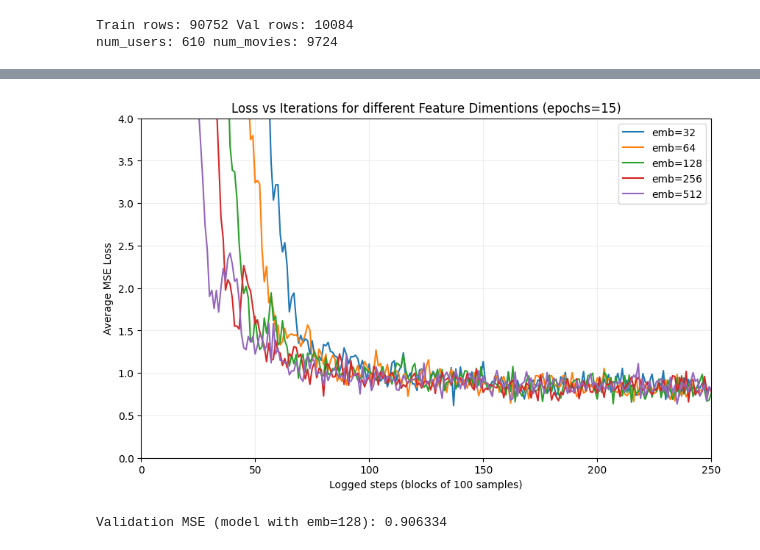
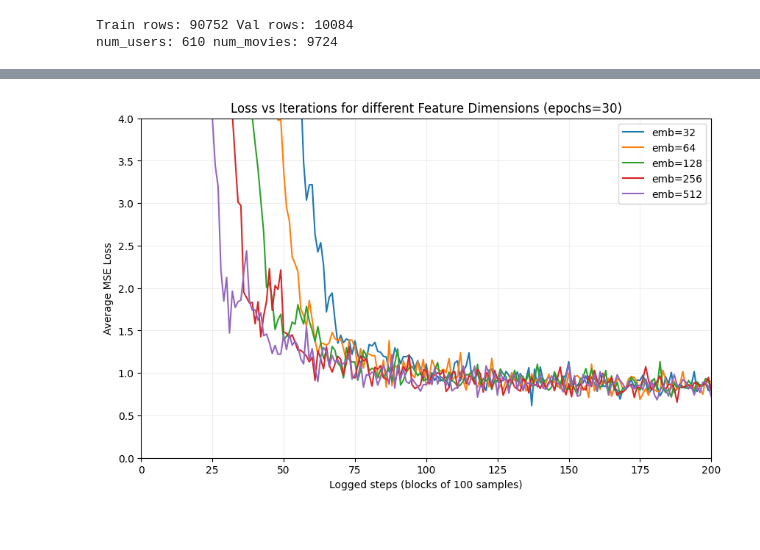
Before and after one commit to trewto/EEE-6608-Assignments, a Jupyter notebook: Final_Term_Project/program.ipynb, the cells around one changed output, grey strips where cells are left out. Drawn from its saved outputs; the diff is of its cells as text; code cells hidden in the pictures.

```diff
--- a/Final_Term_Project/program.ipynb
+++ b/Final_Term_Project/program.ipynb
@@ -102,11 +102,11 @@ class MovieLensDataset(Dataset):
 # %%
 # Code cell
 class RecommendationModel(nn.Module):
-    def __init__(self, num_users, num_movies, embedding_size=128, hidden_dim=256, dropout_rate=0.1):
+    def __init__(self, num_users, num_movies, feature_dimension =128, hidden_dim=256, dropout_rate=0.1):
         super().__init__()
-        self.user_emb = nn.Embedding(num_users, embedding_size)
-        self.movie_emb = nn.Embedding(num_movies, embedding_size)
-        self.fc1 = nn.Linear(2 * embedding_size, hidden_dim)
+        self.user_emb = nn.Embedding(num_users, feature_dimension )
+        self.movie_emb = nn.Embedding(num_movies, feature_dimension )
+        self.fc1 = nn.Linear(2 * feature_dimension , hidden_dim)
         self.fc2 = nn.Linear(hidden_dim, 1)
         self.dropout = nn.Dropout(dropout_rate)
         self.relu = nn.ReLU()
@@ -285,17 +296,21 @@ Expected total optimizer steps: 10650
 # %%
 # Code cell
 emb_sizes = [32, 64, 128, 256, 512]  #
-epochs_vary = 15                     #
+epochs_vary = 30                     #
 lr = 1e-3
 log_every_samples = 100
+hidden_dim = 256
+dropout_rate = 0.1
+#epochs = 30
+
 
 all_losses = {}
 for emb in emb_sizes:
-    print(f"\nTraining with Feature Dimention = {emb}")
+    print(f"\nTraining with Feature Dimension = {emb}")
     model_v = RecommendationModel(num_users=num_users, num_movies=num_movies,
-                                  embedding_size=emb, hidden_dim=256, dropout_rate=0.1)
+                                  feature_dimension =emb, hidden_dim=256, dropout_rate=0.1)
     optimizer_v = torch.optim.Adam(model_v.parameters(), lr=lr)
+    loss_fn = nn.MSELoss(reduction='mean')
     losses_v = train_one_run(model_v, train_loader, optimizer_v, loss_fn, device, epochs=epochs_vary, log_every=log_every_samples)
     all_losses[emb] = losses_v
-    np.savetxt(f"loss_emb_size_{emb}.txt", np.array(losses_v))
 # %% [output]
@@ -310,0 +326,16 @@ Training with Feature Dimention = 512
+# %%
+# Plot all on same figure
+plt.figure(figsize=(10,6))
+labels = []
+for emb in emb_sizes:
+    losses_v = all_losses[emb]
+    # To align curves, plot them as-is. They may have different lengths depending on epochs and data size.
+    plt.plot(losses_v, label=f"emb={emb}")
+plt.xlabel("Logged steps (blocks of {} samples)".format(log_every_samples))
+plt.ylabel("Average MSE Loss")
+plt.title(f"Loss vs Iterations for different Feature Dimensions (epochs={epochs_vary})")
+#plt.ylim(0, 4)   # <-- restrict y-axis range here
+#plt.xlim(0, 250)
+plt.legend()
+plt.grid(alpha=0.2)
+plt.show()
@@ -311,28 +344,18 @@ Training with Feature Dimention = 512
 # %%
 # Plot all on same figure
 plt.figure(figsize=(10,6))
 labels = []
 for emb in emb_sizes:
     losses_v = all_losses[emb]
     # To align curves, plot them as-is. They may have different lengths depending on epochs and data size.
     plt.plot(losses_v, label=f"emb={emb}")
 plt.xlabel("Logged steps (blocks of {} samples)".format(log_every_samples))
 plt.ylabel("Average MSE Loss")
-plt.title(f"Loss vs Iterations for different Feature Dimentions (epochs={epochs_vary})")
+plt.title(f"Loss vs Iterations for different Feature Dimensions (epochs={epochs_vary})")
 plt.ylim(0, 4)   # <-- restrict y-axis range here
-plt.xlim(0, 250)
+plt.xlim(0, 200)
 plt.legend()
 plt.grid(alpha=0.2)
 plt.show()
 # %% [output]
-[figure, old version]
+[figure, new version]
-# %%
-# Code cell
-# Evaluate the model from section 8 (model is still in memory if you didn't reassign)
-try:
-    val_loss = evaluate_model(model, val_loader, loss_fn, device)
-    print(f"Validation MSE (model with emb={embedding_size}): {val_loss:.6f}")
-except Exception as e:
-    print("Couldn't evaluate model (maybe it was overwritten). Re-train or instantiate and evaluate.")
-# %% [output]
-Validation MSE (model with emb=128): 0.906334
```
Also changed, not shown: parts of 16 cells of this notebook, 4 other files.
